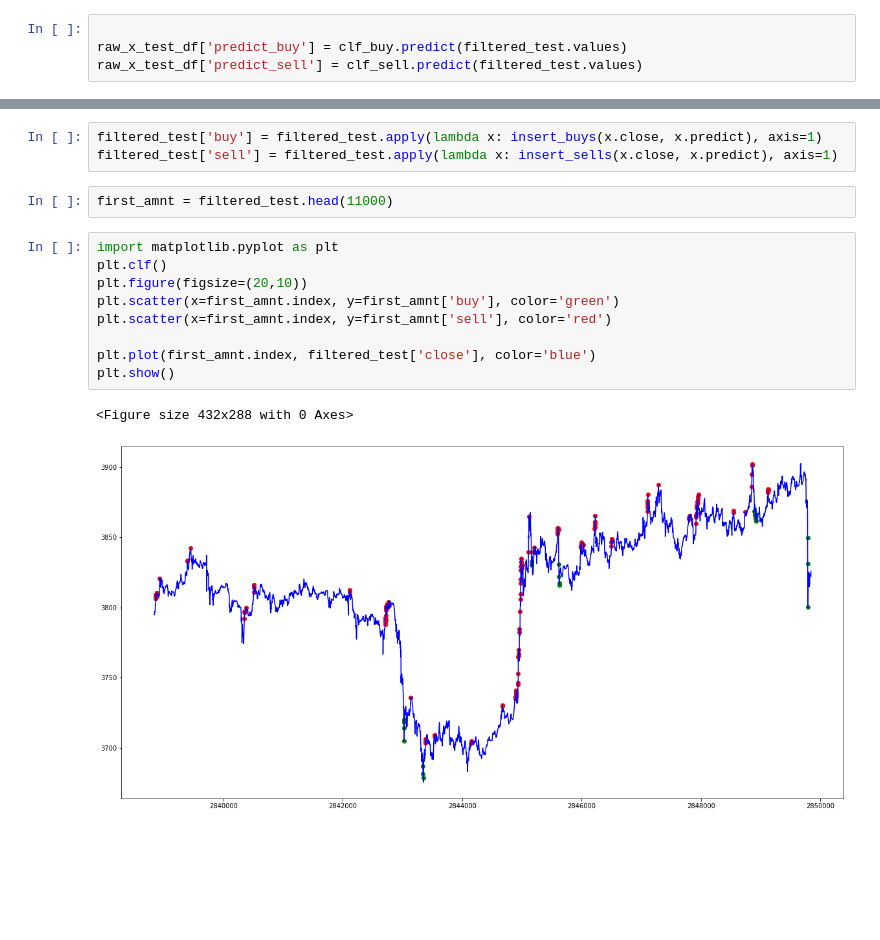
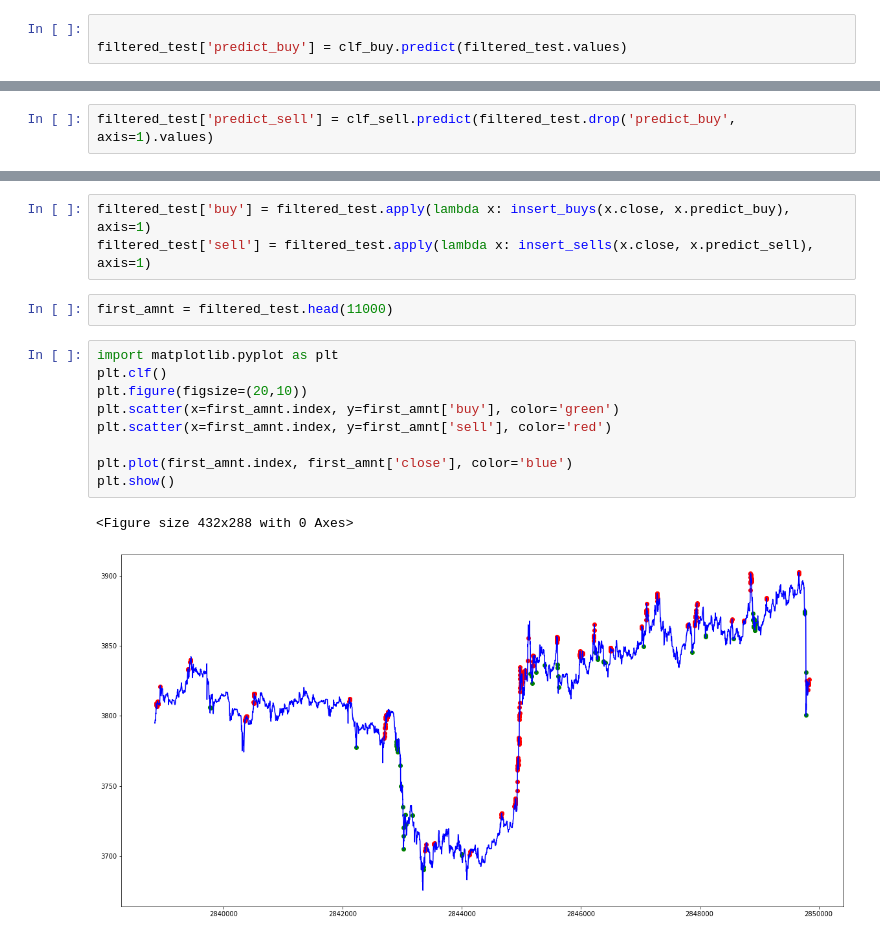
Before and after one commit to lowrollr/moonshot, a Jupyter notebook: back_testing/v2/research/notebooks/optimal_trading/classification_optimal_trading_2_classifiers.ipynb, the cells around one changed output, grey strips where cells are left out. Cells and saved outputs as stored; diff of their text form; blank space fills up the shorter version.

```diff
--- a/back_testing/v2/research/notebooks/optimal_trading/classification_optimal_trading_2_classifiers.ipynb
+++ b/back_testing/v2/research/notebooks/optimal_trading/classification_optimal_trading_2_classifiers.ipynb
@@ -116,5 +116,4 @@ def insert_sells(close, prediction):
 filtered_test = test[["close", "rsi", "MACD", "stosc_k", "stosc_d", "slope", "variance"]]
 # %%
 
-raw_x_test_df['predict_buy'] = clf_buy.predict(filtered_test.values)
-raw_x_test_df['predict_sell'] = clf_sell.predict(filtered_test.values)
+filtered_test['predict_buy'] = clf_buy.predict(filtered_test.values)
@@ -127,3 +124,5 @@ len(filtered_test[filtered_test['predict_buy'] != 0.0])
+# %%
+filtered_test['predict_sell'] = clf_sell.predict(filtered_test.drop('predict_buy', axis=1).values)
 # %%
 len(filtered_test)
 # %% [output]
@@ -133,17 +134,17 @@ len(filtered_test[filtered_test['predict_sell'] != 0.0])
 # %%
-filtered_test['buy'] = filtered_test.apply(lambda x: insert_buys(x.close, x.predict), axis=1)
-filtered_test['sell'] = filtered_test.apply(lambda x: insert_sells(x.close, x.predict), axis=1)
+filtered_test['buy'] = filtered_test.apply(lambda x: insert_buys(x.close, x.predict_buy), axis=1)
+filtered_test['sell'] = filtered_test.apply(lambda x: insert_sells(x.close, x.predict_sell), axis=1)
 # %%
 first_amnt = filtered_test.head(11000)
 # %%
 import matplotlib.pyplot as plt
 plt.clf()
 plt.figure(figsize=(20,10))
 plt.scatter(x=first_amnt.index, y=first_amnt['buy'], color='green')
 plt.scatter(x=first_amnt.index, y=first_amnt['sell'], color='red')
 
-plt.plot(first_amnt.index, filtered_test['close'], color='blue')
+plt.plot(first_amnt.index, first_amnt['close'], color='blue')
 plt.show()
 # %% [output]
 <Figure size 432x288 with 0 Axes>
-[figure, old version]
+[figure, new version]
```
Also changed, not shown: parts of 3 cells of this notebook.
